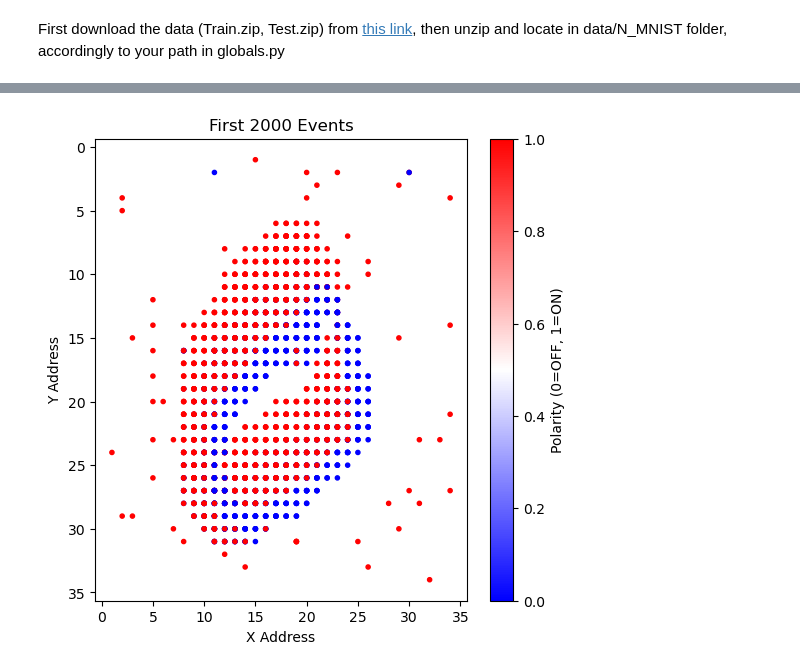
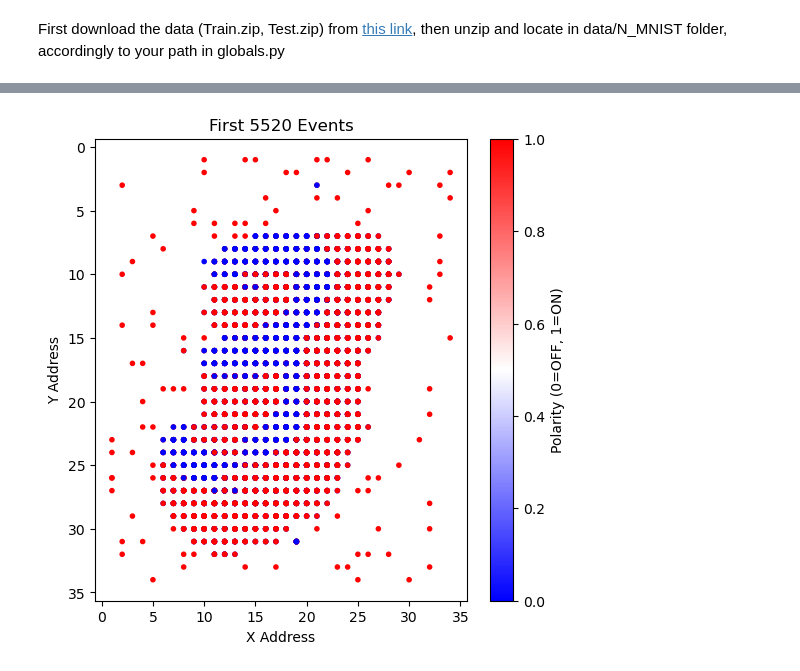
Before and after one commit to alexanderleonidas/federated-neuromophic, a Jupyter notebook: 0_examples/demo_example_neuromorphic.ipynb, the cells around one changed output, grey strips where cells are left out. Drawn from its saved outputs; the diff is of its cells as text; code cells hidden in the pictures.

```diff
--- a/0_examples/demo_example_neuromorphic.ipynb
+++ b/0_examples/demo_example_neuromorphic.ipynb
@@ -28,4 +27,9 @@ def load_n_mnist_events(filename):
     TD_ts |= evt_stream[4::5].astype(np.uint32)                  # 5th byte
 
     return TD_x, TD_y, TD_ts, TD_p
+# %%
+# Path to a sample .bin file
+file_path = PATH_TO_N_MNIST + '\\Train\\3\\00008.bin'
+
+TD_x, TD_y, TD_ts, TD_p = load_n_mnist_events(file_path)
 # %%
@@ -57,15 +68,15 @@ structured_events = np.core.records.fromarrays([TD_x, TD_y, TD_p, TD_ts], dtype=
 # %%
 import matplotlib.pyplot as plt
 
 # Plot the first 1000 events
-num_plot_events = 2000
+num_plot_events = len(list(events.values())[0])
 plt.figure(figsize=(6, 6))
 plt.scatter(TD_x[:num_plot_events], TD_y[:num_plot_events], c=TD_p[:num_plot_events], cmap='bwr', marker='.')
 plt.gca().invert_yaxis()
 plt.xlabel('X Address')
 plt.ylabel('Y Address')
 plt.title(f'First {num_plot_events} Events')
 plt.colorbar(label='Polarity (0=OFF, 1=ON)')
 plt.show()
 # %% [output]
-[figure, old version]
+[figure, new version]
```
Also changed, not shown: parts of 2 cells of this notebook, 22 other files.
